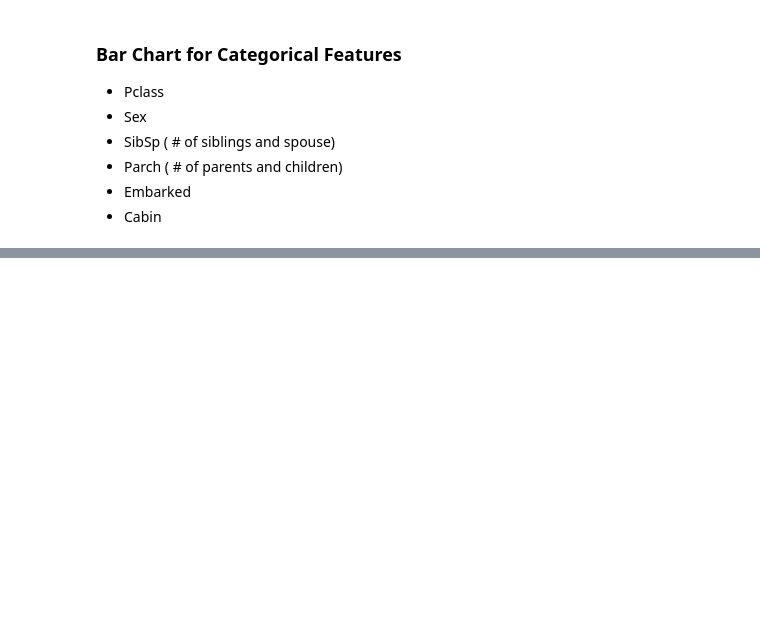
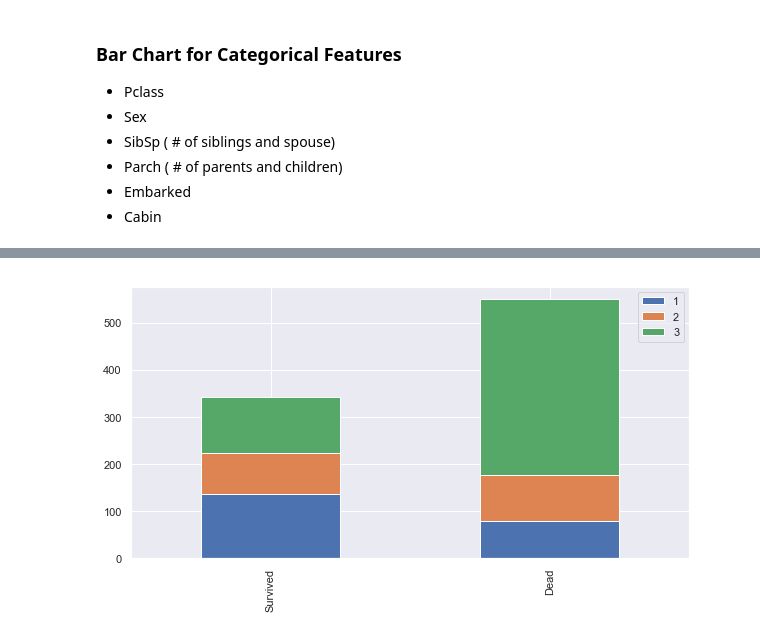
Before and after one commit to Sean858/18_Fall, a Jupyter notebook: Data_Analytics/Competition/kaggle-titanic/titanic-midterm.ipynb, the cells around one changed output, grey strips where cells are left out. Saved outputs shown, nothing was run; the diff lists cells and outputs as text; code cells hidden in the pictures; blank space fills up the shorter version.

```diff
--- a/Data_Analytics/Competition/kaggle-titanic/titanic-midterm.ipynb
+++ b/Data_Analytics/Competition/kaggle-titanic/titanic-midterm.ipynb
@@ -159,0 +179,4 @@ sns.set() # setting seaborn default for plots
+# %%
+bar_chart('Pclass')
+# %% [output]
+[figure, added]
```
Also changed, not shown: parts of 25 cells of this notebook, 32 other files.
